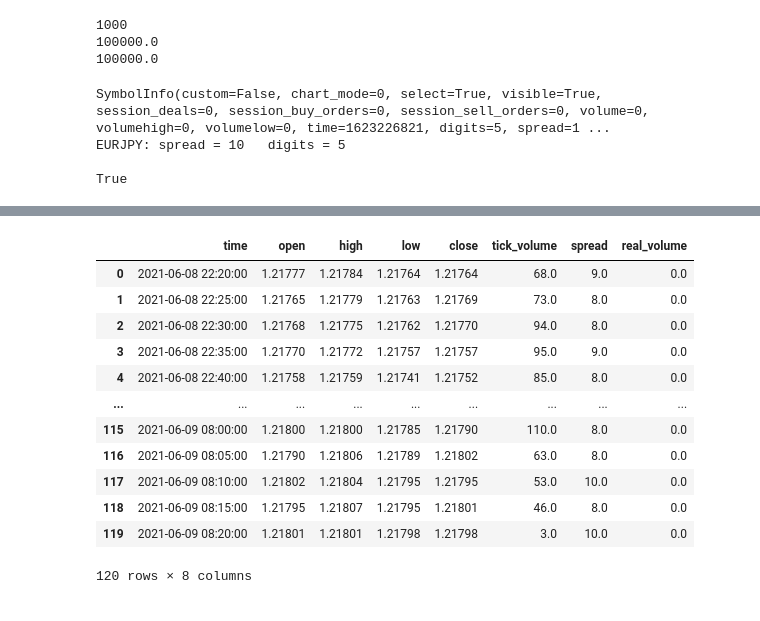
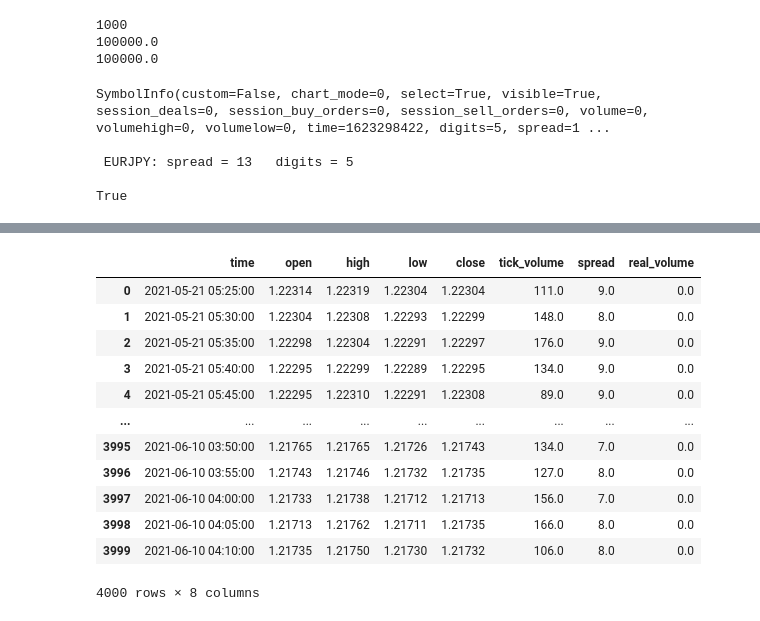
Before and after one commit to dhupee/MetaNgepet, a Jupyter notebook: MetaNgepet-Train.ipynb, the cells around one changed output, grey strips where cells are left out. Drawn from its saved outputs; the diff is of its cells as text; code cells hidden in the pictures.

```diff
--- a/MetaNgepet-Train.ipynb
+++ b/MetaNgepet-Train.ipynb
@@ -107,13 +112,14 @@ symbol_info = mt5.symbol_info(Symbol)
 if symbol_info!=None:
     # display the terminal data 'as is'
     print(symbol_info)
-    print("EURJPY: spread =",symbol_info.spread,"  digits =",symbol_info.digits, "\n")
-    # display symbol properties as a list
+    print("\n","EURJPY: spread =",symbol_info.spread,"  digits =",symbol_info.digits, "\n")
+    # Extract symbol info
 
     print(symbol_info[3])
 # %% [output]
-SymbolInfo(custom=False, chart_mode=0, select=True, visible=True, session_deals=0, session_buy_orders=0, session_sell_orders=0, volume=0, volumehigh=0, volumelow=0, time=1623226821, digits=5, spread=1 ...
-EURJPY: spread = 10   digits = 5
+SymbolInfo(custom=False, chart_mode=0, select=True, visible=True, session_deals=0, session_buy_orders=0, session_sell_orders=0, volume=0, volumehigh=0, volumelow=0, time=1623298422, digits=5, spread=1 ...
+
+ EURJPY: spread = 13   digits = 5
 
 True
 # %%
@@ -123,7 +129,8 @@ timezone = pytz.timezone("Etc/UTC")
 utc_from = datetime.datetime(2020, 1, 10, tzinfo=timezone)
 
 # getbars from the current day
-rates = mt5.copy_rates_from_pos(Symbol, Timeframe, 0, 120)
+bar = 4000
+rates = mt5.copy_rates_from_pos(Symbol, Timeframe, 0, bar)
 
 # create DataFrame out of the obtained data
 rates_frame = pd.DataFrame(rates, dtype=np.dtype("float"))
@@ -158,16 +165,16 @@ Display dataframe with data
 |  | time | open | high | low | close | tick_volume | spread | real_volume |
-| 0 | 2021-06-08 22:20:00 | 1.21777 | 1.21784 | 1.21764 | 1.21764 | 68.0 | 9.0 | 0.0 |
-| 1 | 2021-06-08 22:25:00 | 1.21765 | 1.21779 | 1.21763 | 1.21769 | 73.0 | 8.0 | 0.0 |
-| 2 | 2021-06-08 22:30:00 | 1.21768 | 1.21775 | 1.21762 | 1.21770 | 94.0 | 8.0 | 0.0 |
-| 3 | 2021-06-08 22:35:00 | 1.21770 | 1.21772 | 1.21757 | 1.21757 | 95.0 | 9.0 | 0.0 |
-| 4 | 2021-06-08 22:40:00 | 1.21758 | 1.21759 | 1.21741 | 1.21752 | 85.0 | 8.0 | 0.0 |
+| 0 | 2021-05-21 05:25:00 | 1.22314 | 1.22319 | 1.22304 | 1.22304 | 111.0 | 9.0 | 0.0 |
+| 1 | 2021-05-21 05:30:00 | 1.22304 | 1.22308 | 1.22293 | 1.22299 | 148.0 | 8.0 | 0.0 |
+| 2 | 2021-05-21 05:35:00 | 1.22298 | 1.22304 | 1.22291 | 1.22297 | 176.0 | 9.0 | 0.0 |
+| 3 | 2021-05-21 05:40:00 | 1.22295 | 1.22299 | 1.22289 | 1.22295 | 134.0 | 9.0 | 0.0 |
+| 4 | 2021-05-21 05:45:00 | 1.22295 | 1.22310 | 1.22291 | 1.22308 | 89.0 | 9.0 | 0.0 |
 | ... | ... | ... | ... | ... | ... | ... | ... | ... |
-| 115 | 2021-06-09 08:00:00 | 1.21800 | 1.21800 | 1.21785 | 1.21790 | 110.0 | 8.0 | 0.0 |
-| 116 | 2021-06-09 08:05:00 | 1.21790 | 1.21806 | 1.21789 | 1.21802 | 63.0 | 8.0 | 0.0 |
-| 117 | 2021-06-09 08:10:00 | 1.21802 | 1.21804 | 1.21795 | 1.21795 | 53.0 | 10.0 | 0.0 |
-| 118 | 2021-06-09 08:15:00 | 1.21795 | 1.21807 | 1.21795 | 1.21801 | 46.0 | 8.0 | 0.0 |
-| 119 | 2021-06-09 08:20:00 | 1.21801 | 1.21801 | 1.21798 | 1.21798 | 3.0 | 10.0 | 0.0 |
+| 3995 | 2021-06-10 03:50:00 | 1.21765 | 1.21765 | 1.21726 | 1.21743 | 134.0 | 7.0 | 0.0 |
+| 3996 | 2021-06-10 03:55:00 | 1.21743 | 1.21746 | 1.21732 | 1.21735 | 127.0 | 8.0 | 0.0 |
+| 3997 | 2021-06-10 04:00:00 | 1.21733 | 1.21738 | 1.21712 | 1.21713 | 156.0 | 7.0 | 0.0 |
+| 3998 | 2021-06-10 04:05:00 | 1.21713 | 1.21762 | 1.21711 | 1.21735 | 166.0 | 8.0 | 0.0 |
+| 3999 | 2021-06-10 04:10:00 | 1.21735 | 1.21750 | 1.21730 | 1.21732 | 106.0 | 8.0 | 0.0 |
-120 rows × 8 columns
+4000 rows × 8 columns
 # %%
 # read csv from datasets folder
 df = pd.read_csv('./Datasets/{}.csv'.format(Symbol))
```
Also changed, not shown: parts of 14 cells of this notebook, 5 other files.
